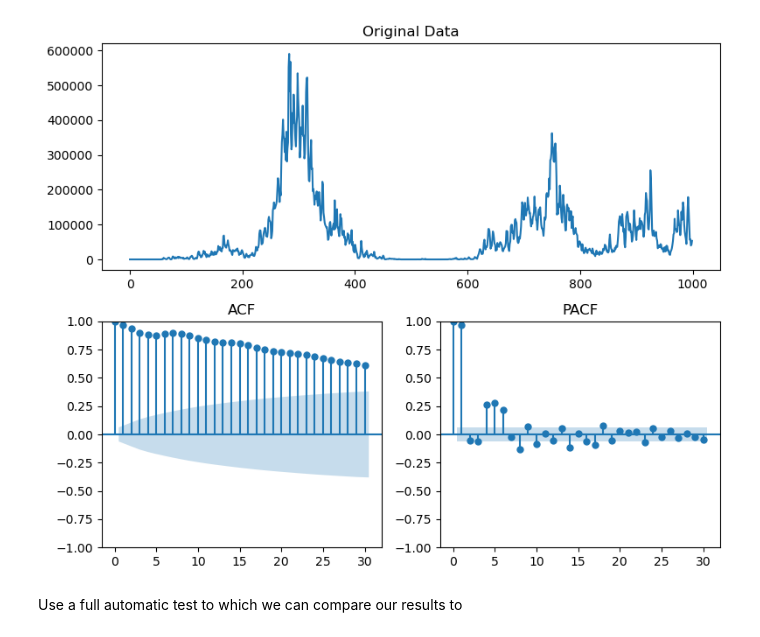
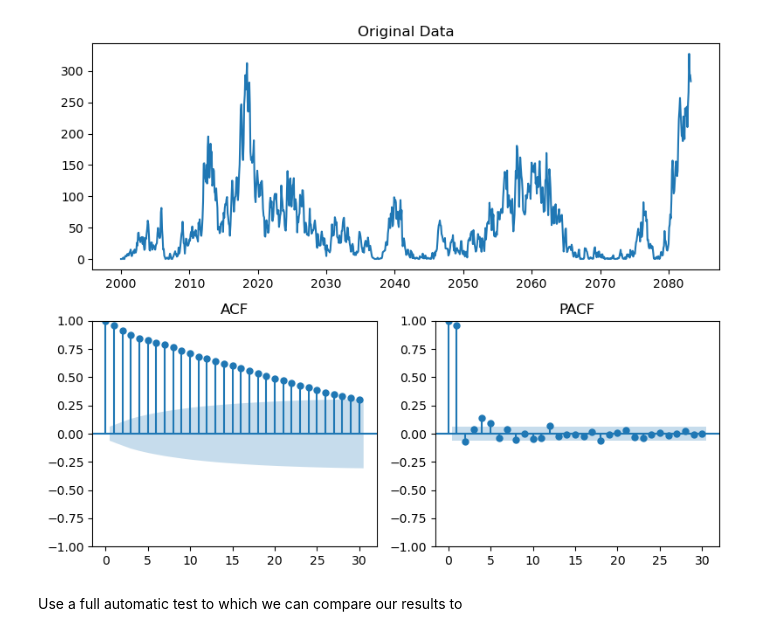
Before and after one commit to daniel-strauss/econometria, a Jupyter notebook: project_final.ipynb, the cells around one changed output. Drawn from its saved outputs; the diff is of its cells as text; code cells hidden in the pictures.

```diff
--- a/project_final.ipynb
+++ b/project_final.ipynb
@@ -16,8 +16,8 @@ def artificial_arima(p=np.array([]), d=0, q = np.array([]), f=lambda x:x, n = 10
     a  = np.random.normal(0,1,n)
     W = np.zeros(n)
     for t in range(n):
-        if t < len(p) and t < len(q):
-            W[t] = 0# maybe this can be done cleaner but whatever
+        if t < len(p) or t < len(q):
+            W[t] = 0 # maybe this can be done cleaner but whatever
         else:
             W[t] = - W[t-len(p):t] @ p[::-1] + a[t] + a[t-len(q):t] @ q[::-1]
 
@@ -32,72 +32,66 @@ def artificial_arima(p=np.array([]), d=0, q = np.array([]), f=lambda x:x, n = 10
 
 
 if test_with_artificial:
+    n = 1000
     points = artificial_arima(
-        p = np.array([0,0.1,0.2,0.2,.2]),
-        q = np.array([0,0.1,0,0,0]),
+        p = np.array([0,0.1,0.2]),
+        q = np.array([0,0.1]),
         d = 1,
-        f = lambda x:x**4,
-        n = 1000,
+        f = lambda x:x**2,
+        n = n,
         m = 0.01
     )
-    time_series_df = pd.DataFrame({'points': points})
+    dates = pd.date_range(start='2000-01-01', periods=n, freq='MS')
+
+    # Create DataFrame with datetime index
+    time_series_df = pd.DataFrame({'points': points}, index=dates)
 else:
     # Load the CSV file
-    data = pd.read_csv('EUR_USD_monthly.csv')
+    time_series_df = pd.read_csv('EUR_USD_monthly.csv',
+                            parse_dates=[0],  # Parse first column as dates
+                            index_col=0)  # Set first column as index
+    time_series_df['points'] = time_series_df.iloc[:, 0].replace(',', '', regex=True).astype(float)
 
-    # Extract the time and price series
-    time = pd.to_datetime(data.iloc[:, 0])  # Assuming first column is 'time'
-    prices = data.iloc[:, 1].replace(',', '', regex=True).astype(float)  # Remove commas and convert to float
+time_series_df = time_series_df.asfreq('MS')
 
 
-    # Create a DataFrame with the time and prices
-    time_series_df = pd.DataFrame({'time': time, 'points': prices})
-    time_series_df.set_index('time', inplace=True)
 
-def plot_series_old(series):
-    # Plot the time series using Plotly
-    series.plot()
-
-    plot_acf(series)
-    plot_pacf(series)
-
-
-def plot_series(series, series_title):
+def plot_series(series, series_title, alpha = 0.05):
     """
     Plots the time series, ACF, and PACF with custom titles in a 2-column layout.
 
     Parameters:
     - series: The time series data to plot.
     - series_title: Title for the time series plot.
     """
     # Create a figure with custom layout using gridspec
     fig = plt.figure(figsize=(8, 6.5))
     gs = fig.add_gridspec(2, 2)   # 1 row, 2 columns
 
     # First column: Time Series plot (span both rows)
     ax0 = fig.add_subplot(gs[0, :])
     ax0.plot(series)
     ax0.set_title(series_title)
 
     # Second column: ACF and PACF plots
     # ACF plot
     ax1 = fig.add_subplot(gs[1, 0])
-    plot_acf(series, ax=ax1)
+    plot_acf(series, ax=ax1, alpha=alpha)
     ax1.set_title("ACF")
 
     # PACF plot
     ax2 = fig.add_subplot(gs[1, 1])  # Reuse the same axis for PACF
-    plot_pacf(series, ax=ax2)
+    plot_pacf(series, ax=ax2, alpha=alpha)
     ax2.set_title("PACF")
 
     # Show the plots
     plt.tight_layout()
     plt.show()
 
 
 plot_series(time_series_df['points'], "Original Data")
 # %% [output]
-[figure, old version]
+[figure, new version]
 # %% [markdown]
 Use a full automatic test to which we can compare our results to
 # %%
```
Also changed, not shown: parts of 9 cells of this notebook.
